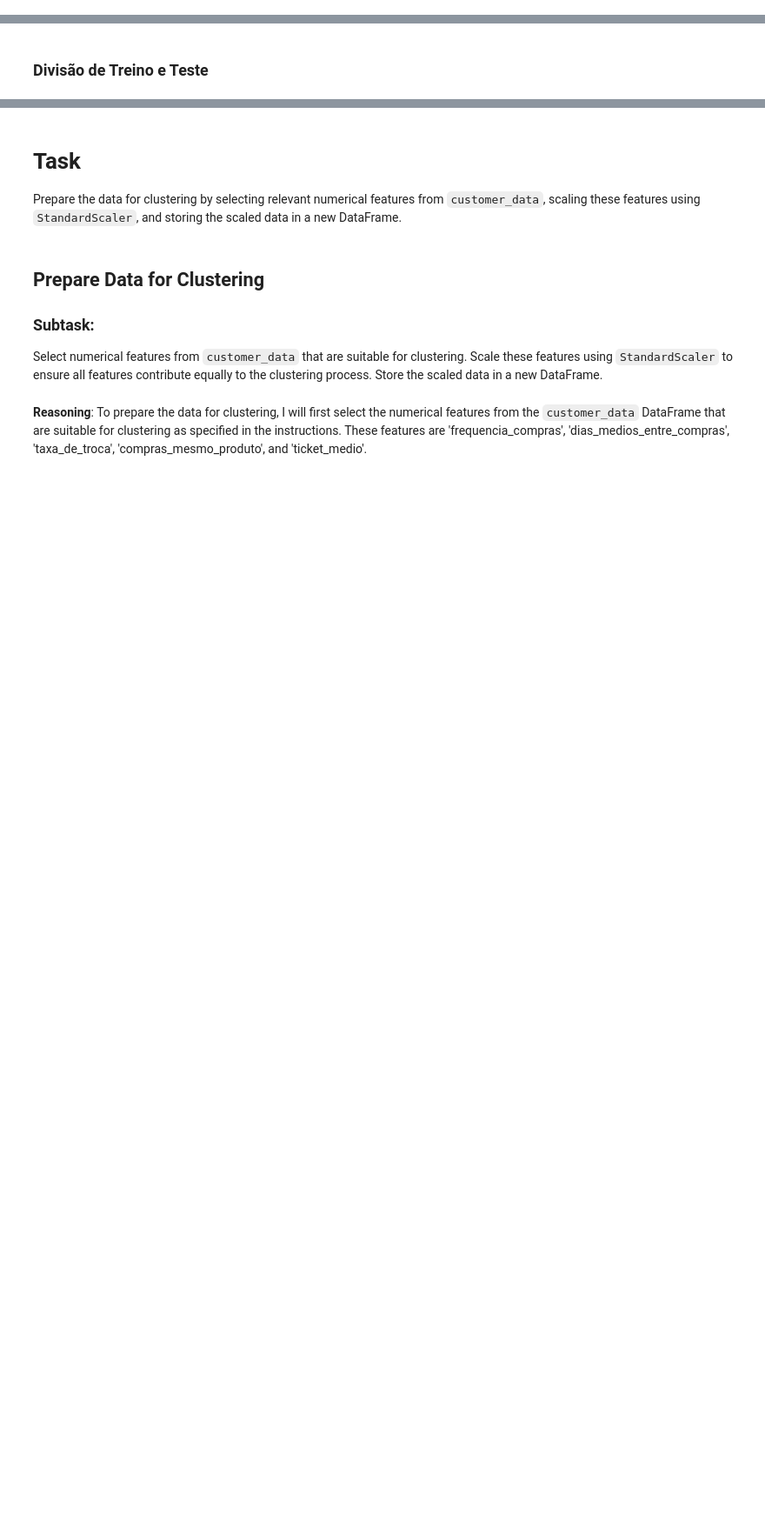
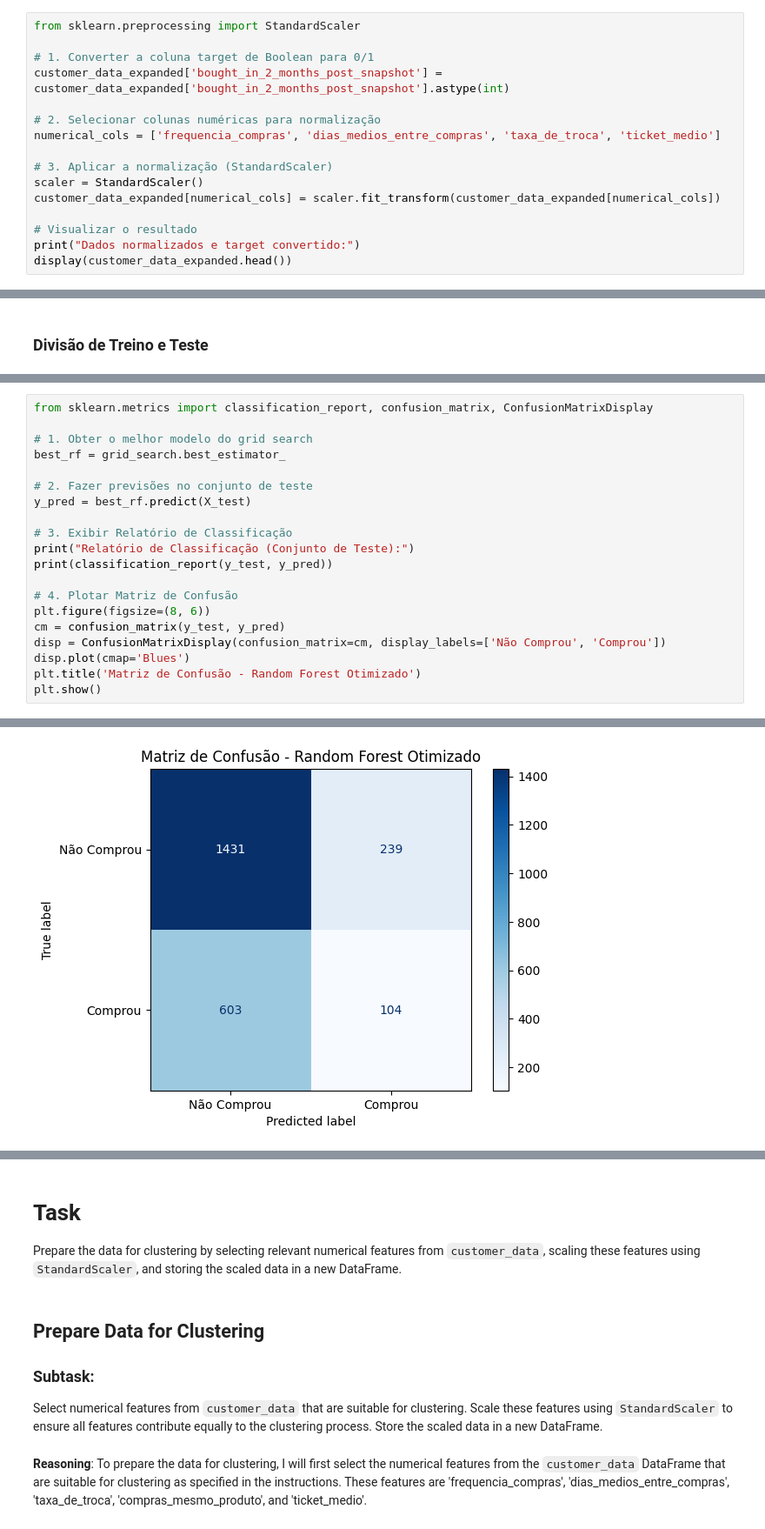
Before and after one commit to luuizfr/PE_Sistema_Automotivo, a Jupyter notebook: PE_Sistema_Automotivo.ipynb, the cells around one changed output, grey strips where cells are left out. Shown at 87% size. Cells and saved outputs as stored; diff of their text form; blank space fills up the shorter version.

```diff
--- a/PE_Sistema_Automotivo.ipynb
+++ b/PE_Sistema_Automotivo.ipynb
@@ -934,3 +934,19 @@ customer_data_expanded[customer_data_expanded['customer_id'] == '000bd487-a988-4
 | 21676 | 000bd487-a988-46ad-aecb-db390a11d47e | 2024-08-01 | False | 5 | 997.5 | ... |
 | 27004 | 000bd487-a988-46ad-aecb-db390a11d47e | 2024-04-01 | True | 4 | 1111.0 | ... |
 | 32244 | 000bd487-a988-46ad-aecb-db390a11d47e | 2023-12-01 | False | 4 | 1111.0 | ... |
+# %%
+from sklearn.preprocessing import StandardScaler
+
+# 1. Converter a coluna target de Boolean para 0/1
+customer_data_expanded['bought_in_2_months_post_snapshot'] = customer_data_expanded['bought_in_2_months_post_snapshot'].astype(int)
+
+# 2. Selecionar colunas numéricas para normalização
+numerical_cols = ['frequencia_compras', 'dias_medios_entre_compras', 'taxa_de_troca', 'ticket_medio']
+
+# 3. Aplicar a normalização (StandardScaler)
+scaler = StandardScaler()
+customer_data_expanded[numerical_cols] = scaler.fit_transform(customer_data_expanded[numerical_cols])
+
+# Visualizar o resultado
+print("Dados normalizados e target convertido:")
+display(customer_data_expanded.head())
@@ -1048,0 +1116,21 @@ Name: bought_in_2_months_post_snapshot, dtype: float64
+# %%
+from sklearn.metrics import classification_report, confusion_matrix, ConfusionMatrixDisplay
+
+# 1. Obter o melhor modelo do grid search
+best_rf = grid_search.best_estimator_
+
+# 2. Fazer previsões no conjunto de teste
+y_pred = best_rf.predict(X_test)
+
+# 3. Exibir Relatório de Classificação
+print("Relatório de Classificação (Conjunto de Teste):")
+print(classification_report(y_test, y_pred))
+
+# 4. Plotar Matriz de Confusão
+plt.figure(figsize=(8, 6))
+cm = confusion_matrix(y_test, y_pred)
+disp = ConfusionMatrixDisplay(confusion_matrix=cm, display_labels=['Não Comprou', 'Comprou'])
+disp.plot(cmap='Blues')
+plt.title('Matriz de Confusão - Random Forest Otimizado')
+plt.show()
+# %% [output]
@@ -1048,0 +1147 @@ Name: bought_in_2_months_post_snapshot, dtype: float64
+[figure, added]
```
Also changed, not shown: parts of 30 cells of this notebook.
